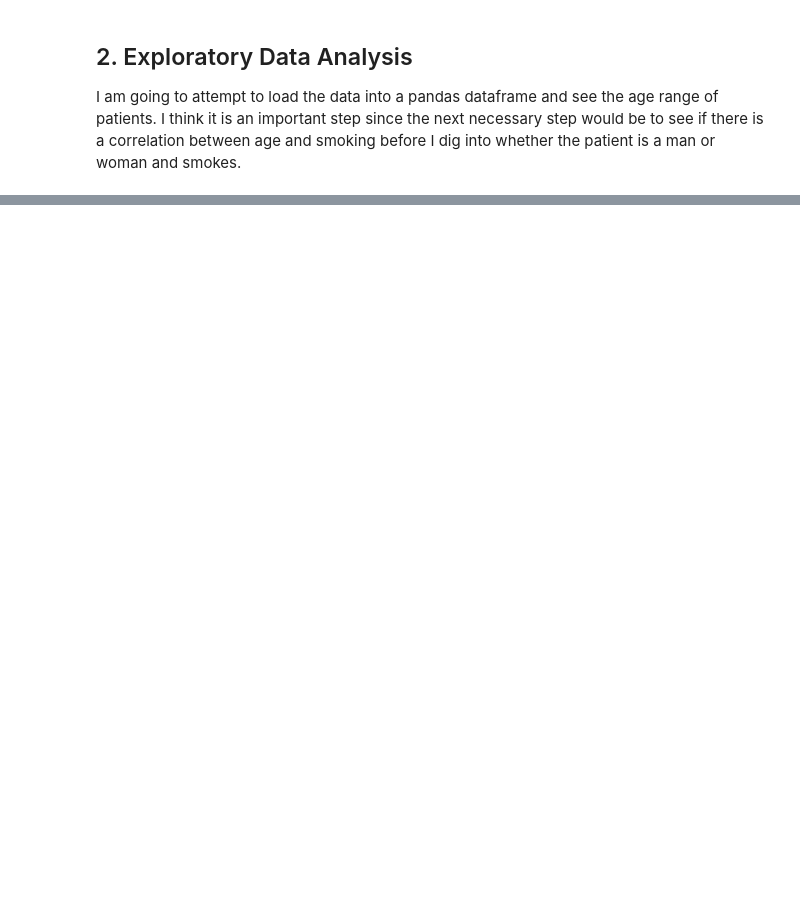
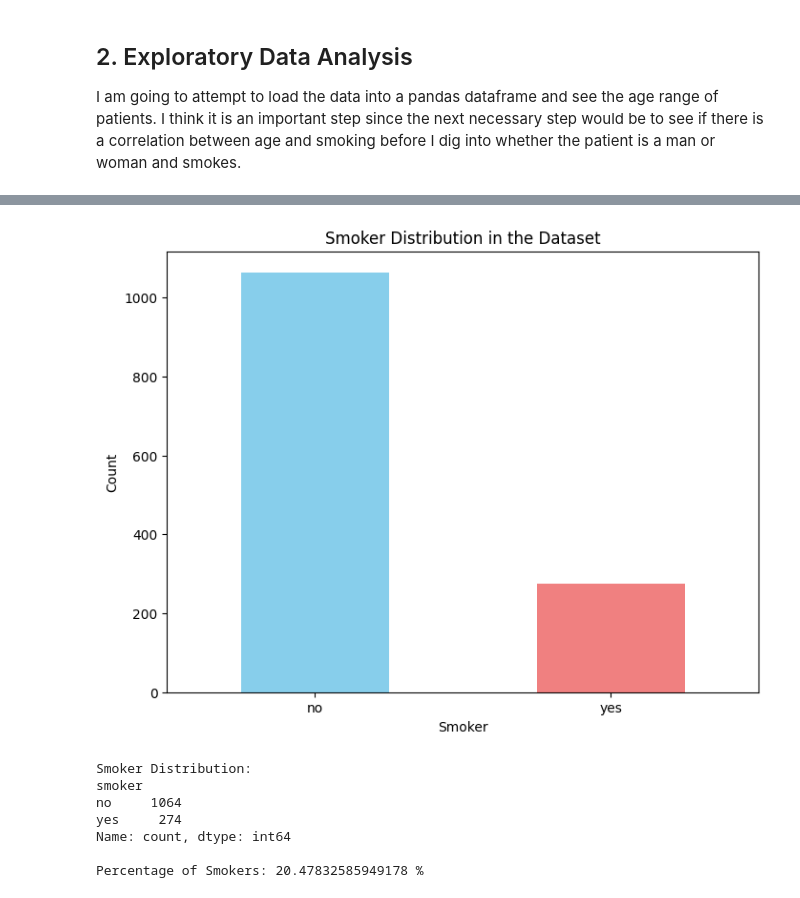
Before and after one commit to dhelms33/CS39AA-Project-DH, a Jupyter notebook: project_part1.ipynb, the cells around one changed output, grey strips where cells are left out. Saved outputs shown, nothing was run; the diff lists cells and outputs as text; code cells hidden in the pictures; blank space fills up the shorter version.

Commit message:
updated intro and added histograms

```diff
--- a/project_part1.ipynb
+++ b/project_part1.ipynb
@@ -73,3 +75,39 @@ Data columns (total 7 columns):
 75%      51.000000    34.693750     2.000000  16639.912515
 max      64.000000    53.130000     5.000000  63770.428010
 [figure]
+# %%
+import pandas as pd
+import matplotlib.pyplot as plt
+
+# Load the dataset
+data = pd.read_csv('insurance.csv')  # Replace 'insurance.csv' with the actual filename
+
+# Display the distribution of smokers
+smoker_counts = data['smoker'].value_counts()
+
+# Plot the distribution
+plt.figure(figsize=(8, 6))
+smoker_counts.plot(kind='bar', color=['skyblue', 'lightcoral'])
+plt.title('Smoker Distribution in the Dataset')
+plt.xlabel('Smoker')
+plt.ylabel('Count')
+plt.xticks(rotation=0)
+plt.show()
+
+# Display the count of smokers
+print("Smoker Distribution:")
+print(smoker_counts)
+
+# Calculate the percentage of smokers
+total_count = data.shape[0]
+smoker_percentage = (smoker_counts['yes'] / total_count) * 100
+print("\nPercentage of Smokers:", smoker_percentage, "%")
+# %% [output]
+[figure, added]
+Smoker Distribution:
+smoker
+no     1064
+yes     274
+Name: count, dtype: int64
+
+Percentage of Smokers: 20.47832585949178 %
```
Also changed, not shown: parts of 3 cells of this notebook.
